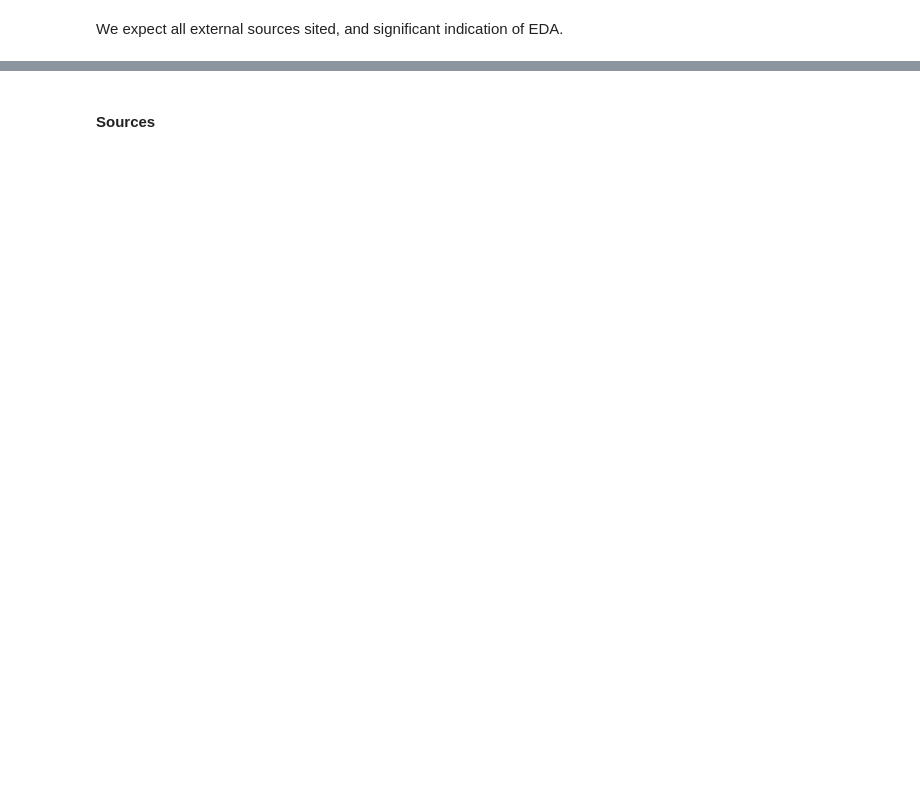
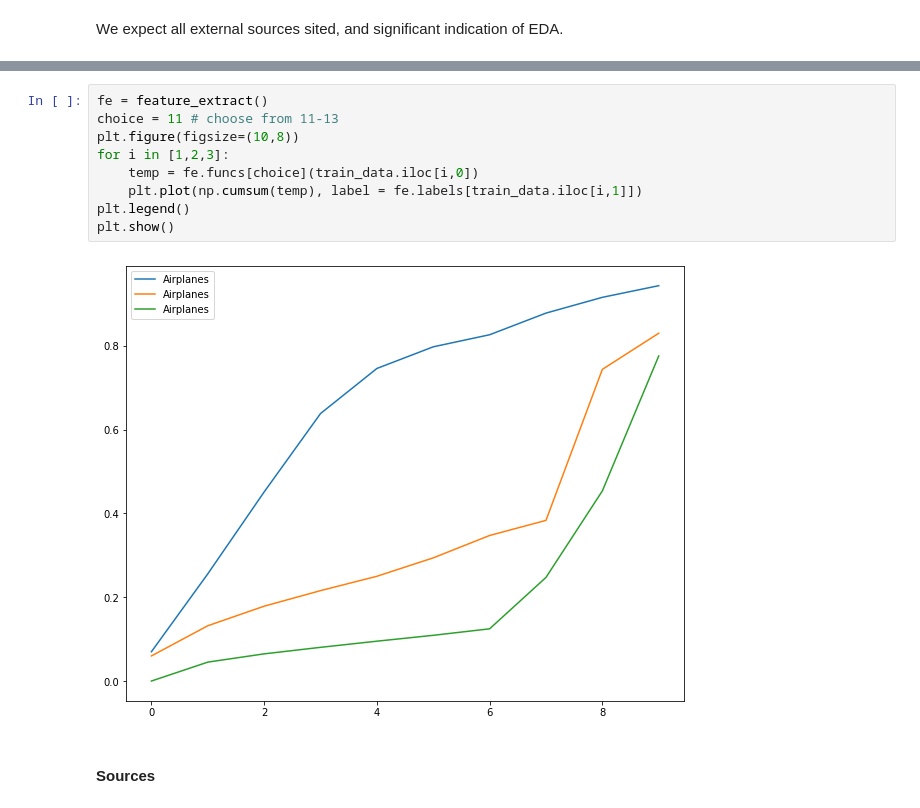
Before and after one commit to joey-lou/CS200_FP, a Jupyter notebook: GradProject_NB2.ipynb, the cells around one changed output, grey strips where cells are left out. Drawn from its saved outputs; the diff is of its cells as text; blank space fills up the shorter version.

```diff
--- a/GradProject_NB2.ipynb
+++ b/GradProject_NB2.ipynb
@@ -84,2 +169,13 @@ Array([[14,  0, 11, ...,  0,  0,  0],
+# %%
+fe = feature_extract()
+choice = 11 # choose from 11-13
+plt.figure(figsize=(10,8))
+for i in [1,2,3]:
+    temp = fe.funcs[choice](train_data.iloc[i,0])
+    plt.plot(np.cumsum(temp), label = fe.labels[train_data.iloc[i,1]])
+plt.legend()
+plt.show()
+# %% [output]
+[figure, added]
 # %% [markdown]
 <h4> Sources </h4>
```
Also changed, not shown: parts of 19 cells of this notebook, 1 other file.
